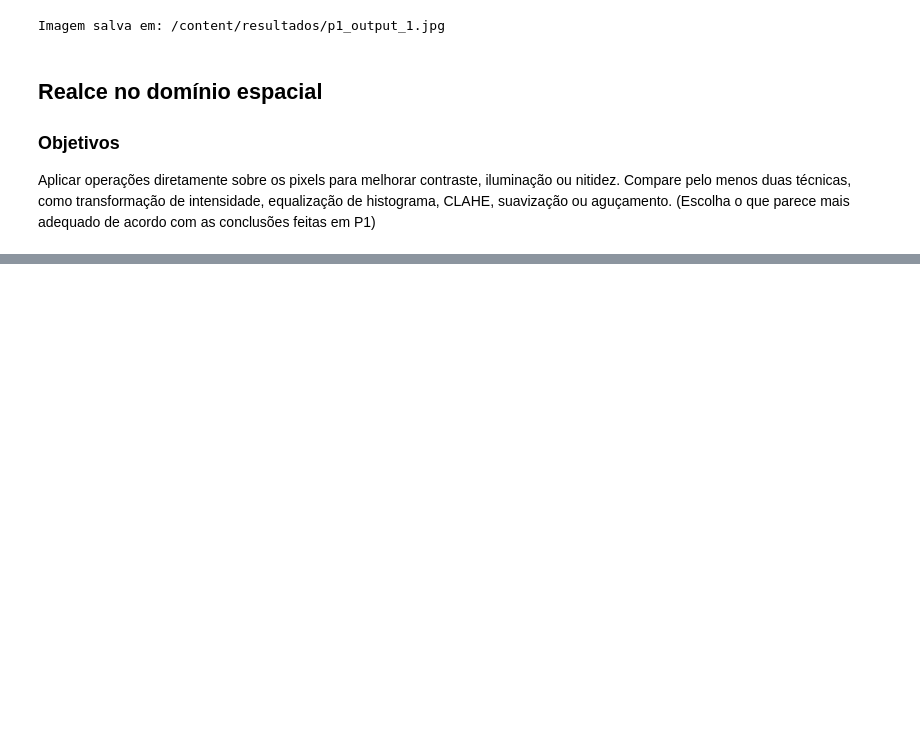
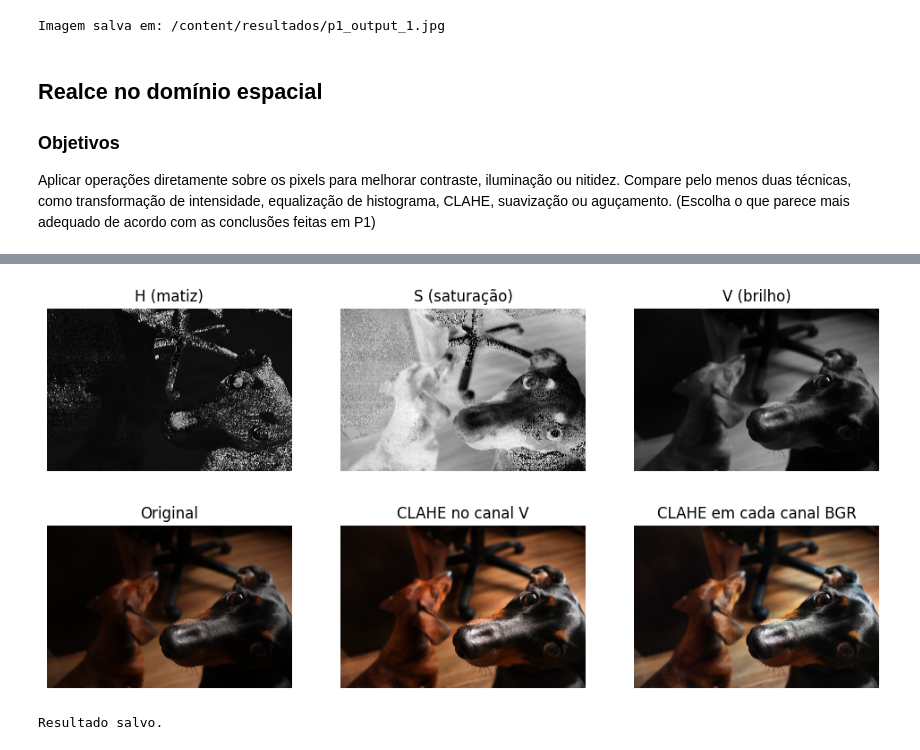
Before and after one commit to LeideMarina18/CRIAR_FOTOGRAFIA_COMPUTACIONAL_2026, a Jupyter notebook: atividade_01.ipynb, the cells around one changed output, grey strips where cells are left out. Cells and saved outputs as stored; diff of their text form; code cells hidden in the pictures; blank space fills up the shorter version.

```diff
--- a/atividade_01.ipynb
+++ b/atividade_01.ipynb
@@ -202,0 +341,43 @@ Resultados salvos com sucesso.
+# %%
+# 5.1 e 5.2 — Converter para HSV e separar os canais
+hsv = cv2.cvtColor(cv_image, cv2.COLOR_BGR2HSV)
+H, S, V = cv2.split(hsv)
+
+# Mostrar os canais
+fig, ax = plt.subplots(1, 3, figsize=(12, 4))
+for eixo, canal, nome in zip(ax, [H, S, V], ["H (matiz)", "S (saturação)", "V (brilho)"]):
+    eixo.imshow(canal, cmap="gray")
+    eixo.set_title(nome)
+    eixo.axis("off")
+plt.show()
+
+
+# 5.3 — Aplicar CLAHE somente no canal V
+clahe = cv2.createCLAHE(clipLimit=2.0, tileGridSize=(8, 8))
+V = clahe.apply(V)
+
+
+# 5.4 — Reunir os canais e voltar para BGR
+resultado = cv2.cvtColor(cv2.merge([H, S, V]), cv2.COLOR_HSV2BGR)
+
+
+# 5.5 — Comparar resultados
+bgr = cv2.merge([clahe.apply(c) for c in cv2.split(cv_image)])
+
+fig, ax = plt.subplots(1, 3, figsize=(12, 4))
+imagens = [cv_image, resultado, bgr]
+titulos = ["Original", "CLAHE no canal V", "CLAHE em cada canal BGR"]
+
+for eixo, imagem, titulo in zip(ax, imagens, titulos):
+    eixo.imshow(cv2.cvtColor(imagem, cv2.COLOR_BGR2RGB))
+    eixo.set_title(titulo)
+    eixo.axis("off")
+
+plt.show()
+
+cv2.imwrite(str(OUT_FOLDER / "p5_output_1.jpg"), resultado)
+print("Resultado salvo.")
+# %% [output]
+[figure, added]
+[figure, added]
+Resultado salvo.
```
Also changed, not shown: parts of 4 cells of this notebook.
